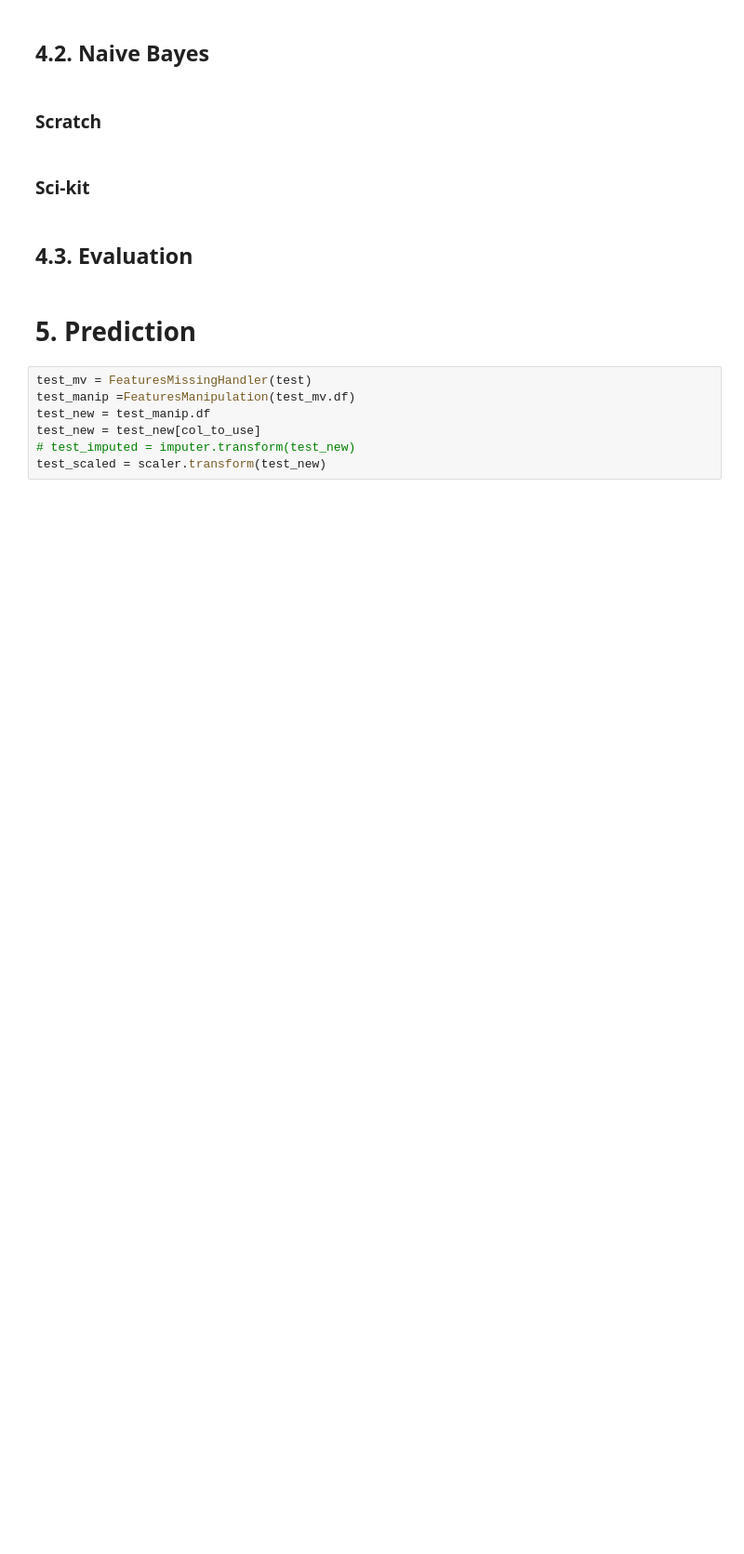
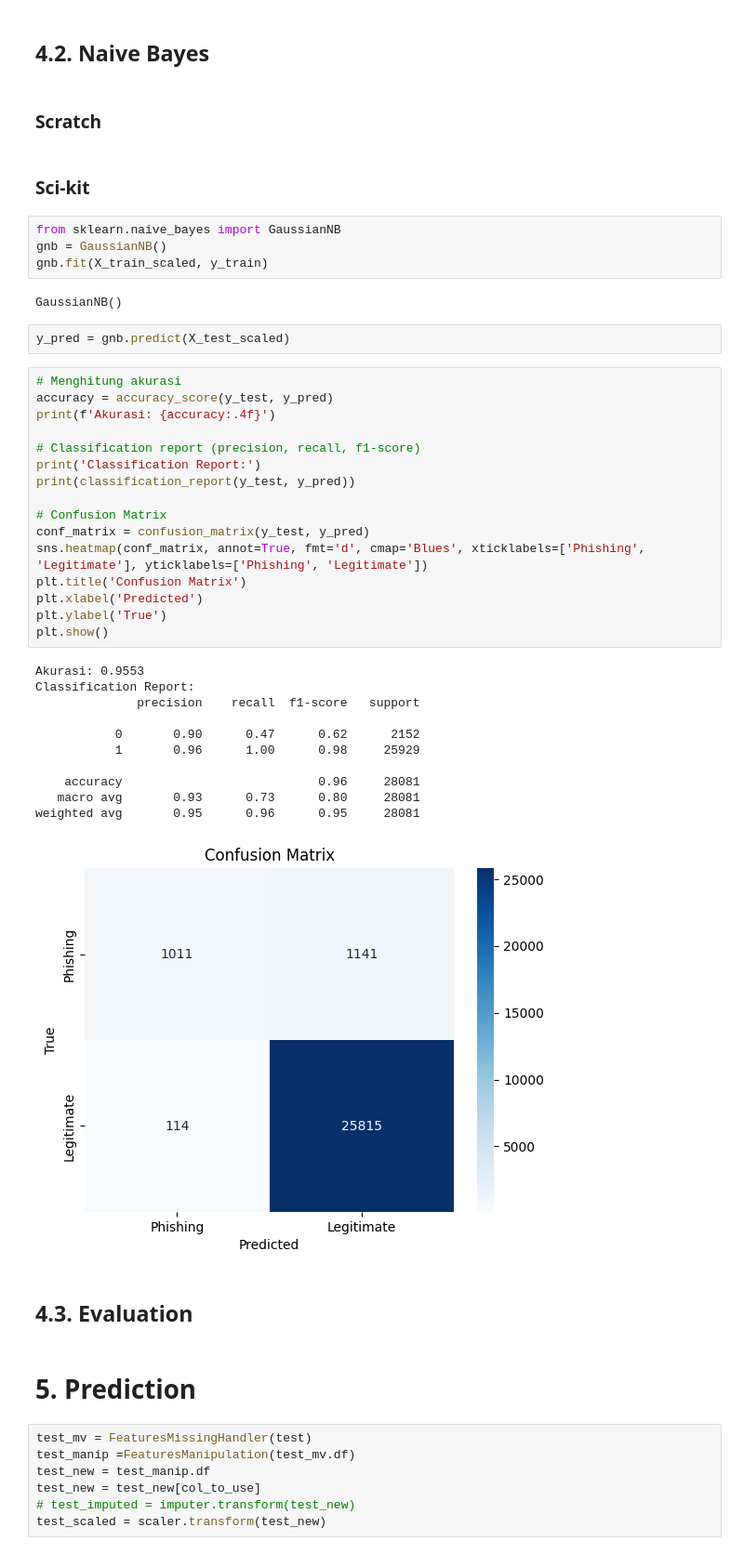
Before and after one commit to marcellinow/predict-phising, a Jupyter notebook: notebook-Tubes.ipynb, the cells around one changed output. Shown: that part at 93% size. Drawn from its saved outputs; the diff is of its cells as text; blank space fills up the shorter version.

Commit message:
Ski-cit Naive Bayes

```diff
--- a/notebook-Tubes.ipynb
+++ b/notebook-Tubes.ipynb
@@ -442,6 +442,42 @@ weighted avg       0.99      0.99      0.99     28081
 ### Scratch
 # %% [markdown]
 ### Sci-kit
+# %%
+from sklearn.naive_bayes import GaussianNB
+gnb = GaussianNB()
+gnb.fit(X_train_scaled, y_train)
+# %% [output]
+GaussianNB()
+# %%
+y_pred = gnb.predict(X_test_scaled)
+# %%
+# Menghitung akurasi
+accuracy = accuracy_score(y_test, y_pred)
+print(f'Akurasi: {accuracy:.4f}')
+
+# Classification report (precision, recall, f1-score)
+print('Classification Report:')
+print(classification_report(y_test, y_pred))
+
+# Confusion Matrix
+conf_matrix = confusion_matrix(y_test, y_pred)
+sns.heatmap(conf_matrix, annot=True, fmt='d', cmap='Blues', xticklabels=['Phishing', 'Legitimate'], yticklabels=['Phishing', 'Legitimate'])
+plt.title('Confusion Matrix')
+plt.xlabel('Predicted')
+plt.ylabel('True')
+plt.show()
+# %% [output]
+Akurasi: 0.9553
+Classification Report:
+              precision    recall  f1-score   support
+
+           0       0.90      0.47      0.62      2152
+           1       0.96      1.00      0.98     25929
+
+    accuracy                           0.96     28081
+   macro avg       0.93      0.73      0.80     28081
+weighted avg       0.95      0.96      0.95     28081
+[figure, added]
 # %% [markdown]
 ## 4.3. Evaluation
 # %% [markdown]
```
Also changed, not shown: parts of 3 cells of this notebook.
